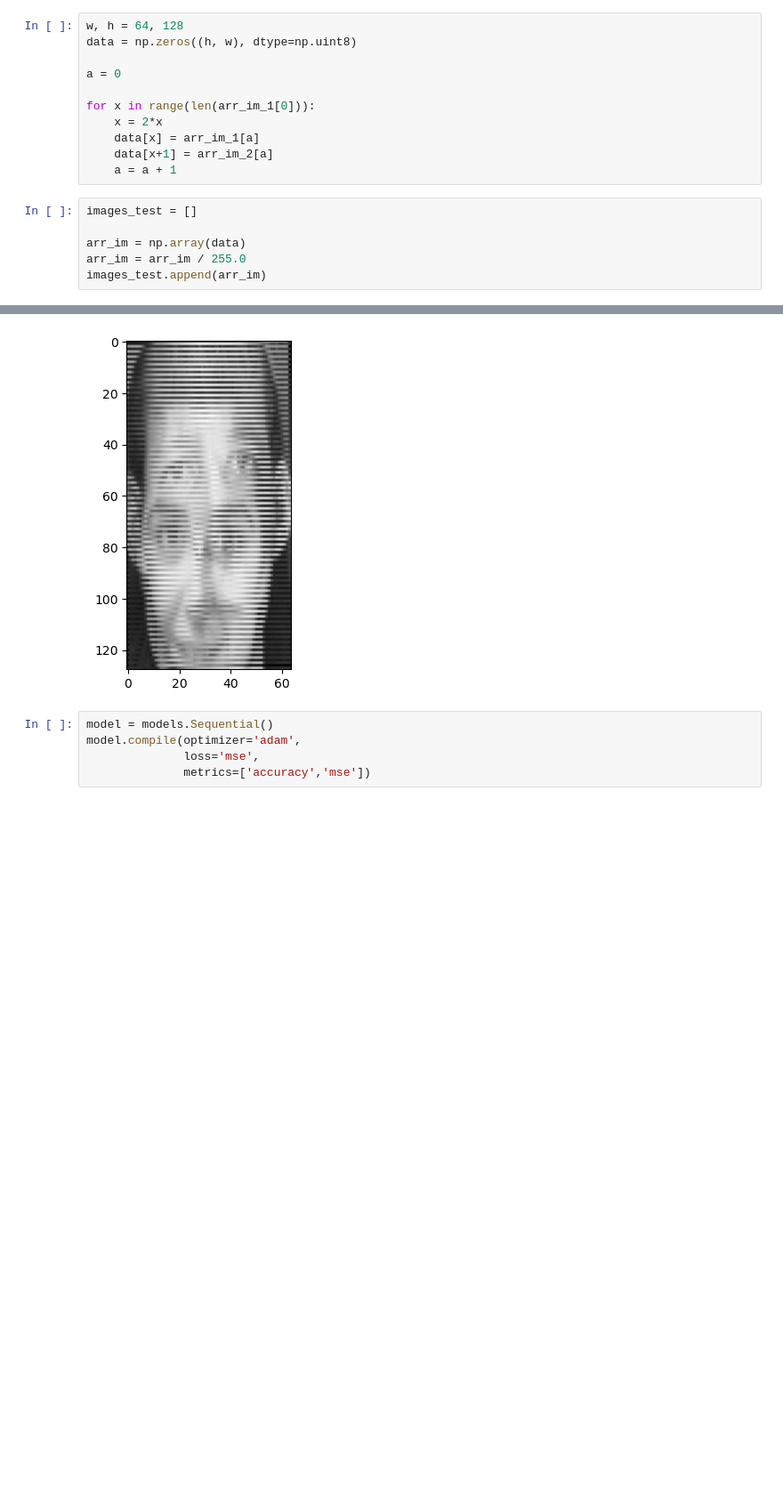
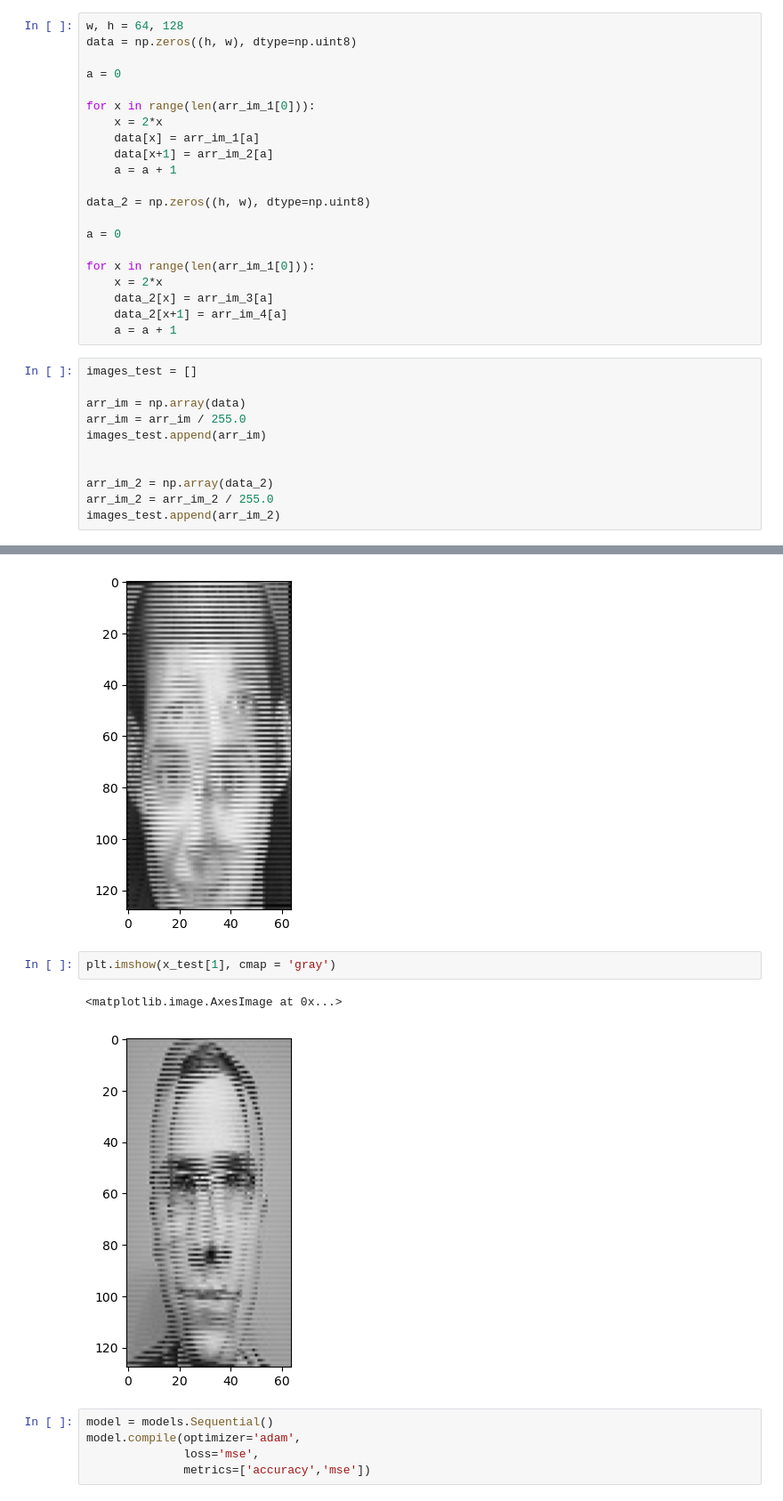
Before and after one commit to ajankowi/Multimedia, a Jupyter notebook: Face_detection.ipynb, the cells around one changed output, grey strips where cells are left out. Shown at 89% size. Cells and saved outputs as stored; diff of their text form; blank space fills up the shorter version.

Commit message:
Test model - ok

```diff
--- a/Face_detection.ipynb
+++ b/Face_detection.ipynb
@@ -64,12 +79,27 @@ for x in range(len(arr_im_1[0])):
     data[x] = arr_im_1[a]
     data[x+1] = arr_im_2[a]
     a = a + 1
+
+data_2 = np.zeros((h, w), dtype=np.uint8)
+
+a = 0
+
+for x in range(len(arr_im_1[0])):
+    x = 2*x
+    data_2[x] = arr_im_3[a]
+    data_2[x+1] = arr_im_4[a]
+    a = a + 1
 # %%
 images_test = []
 
 arr_im = np.array(data)
 arr_im = arr_im / 255.0
 images_test.append(arr_im)
+
+
+arr_im_2 = np.array(data_2)
+arr_im_2 = arr_im_2 / 255.0
+images_test.append(arr_im_2)
 # %%
 x_test = np.array(images_test)
 # %%
@@ -77,6 +107,11 @@ plt.imshow(x_test[0], cmap = 'gray')
 # %% [output]
 <matplotlib.image.AxesImage at 0x...>
 [figure]
+# %%
+plt.imshow(x_test[1], cmap = 'gray')
+# %% [output]
+<matplotlib.image.AxesImage at 0x...>
+[figure, added]
 # %%
 model = models.Sequential()
 model.compile(optimizer='adam',
```
Also changed, not shown: parts of 4 cells of this notebook, 2 other files.
